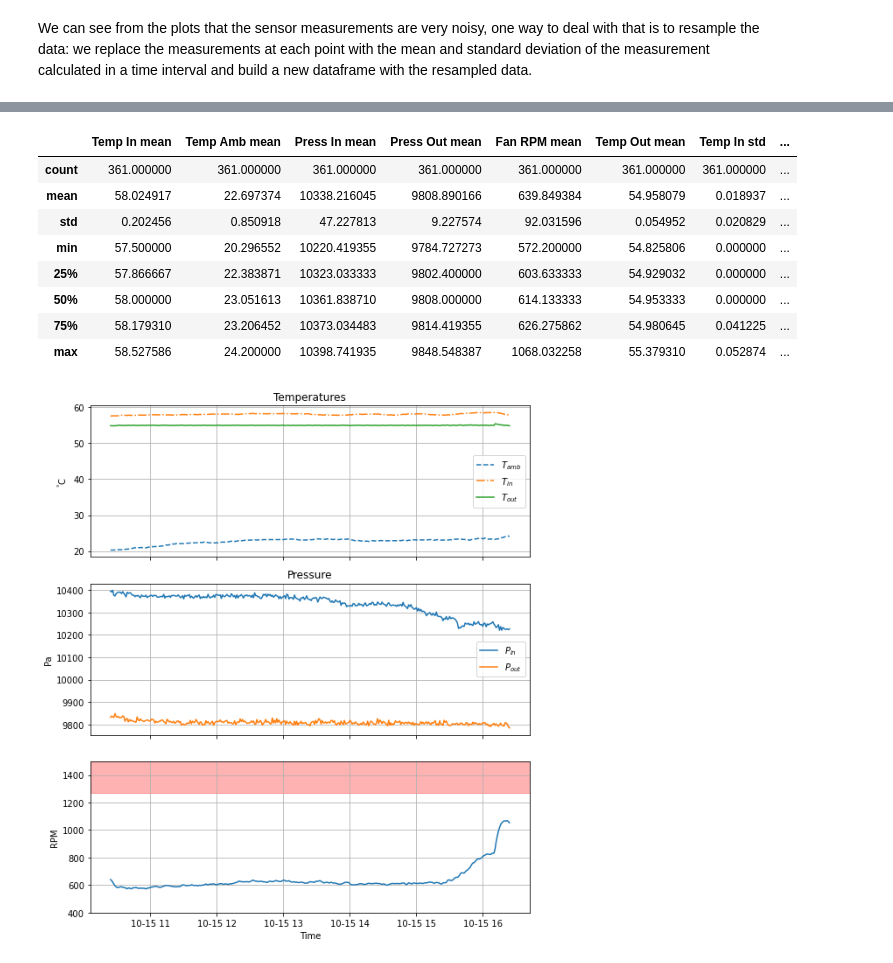
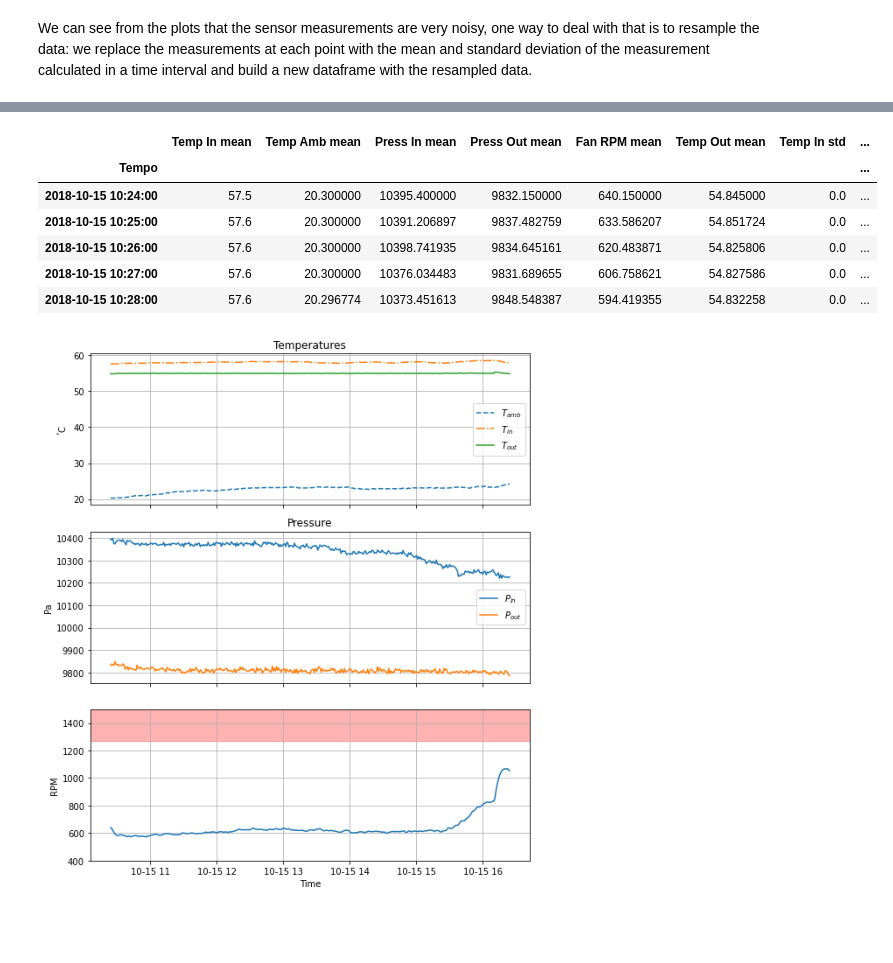
Before and after one commit to carlomt/pycourse, a Jupyter notebook: Notebooks/Exercise-02-Solution.ipynb, the cells around one changed output, grey strips where cells are left out. Saved outputs shown, nothing was run; the diff lists cells and outputs as text; code cells hidden in the pictures; blank space fills up the shorter version.

```diff
--- a/Notebooks/Exercise-02-Solution.ipynb
+++ b/Notebooks/Exercise-02-Solution.ipynb
@@ -105,18 +132,16 @@ we replace the measurements at each point with the mean and standard deviation o
 # %%
 data1tmean = rawdata.resample("1T", label="right").mean().add_suffix(" mean")
 data1tstd = rawdata.resample("1T", label="right").std().add_suffix(" std")
 data1t = pd.concat([data1tmean, data1tstd], axis=1)
-data1t.describe()
+data1t.head()
 # %% [output]
 |  | Temp In mean | Temp Amb mean | Press In mean | Press Out mean | Fan RPM mean | Temp Out mean | Temp In std | ... |
-| count | 361.000000 | 361.000000 | 361.000000 | 361.000000 | 361.000000 | 361.000000 | 361.000000 | ... |
-| mean | 58.024917 | 22.697374 | 10338.216045 | 9808.890166 | 639.849384 | 54.958079 | 0.018937 | ... |
-| std | 0.202456 | 0.850918 | 47.227813 | 9.227574 | 92.031596 | 0.054952 | 0.020829 | ... |
-| min | 57.500000 | 20.296552 | 10220.419355 | 9784.727273 | 572.200000 | 54.825806 | 0.000000 | ... |
-| 25% | 57.866667 | 22.383871 | 10323.033333 | 9802.400000 | 603.633333 | 54.929032 | 0.000000 | ... |
-| 50% | 58.000000 | 23.051613 | 10361.838710 | 9808.000000 | 614.133333 | 54.953333 | 0.000000 | ... |
-| 75% | 58.179310 | 23.206452 | 10373.034483 | 9814.419355 | 626.275862 | 54.980645 | 0.041225 | ... |
-| max | 58.527586 | 24.200000 | 10398.741935 | 9848.548387 | 1068.032258 | 55.379310 | 0.052874 | ... |
+| Tempo |  |  |  |  |  |  |  | ... |
+| 2018-10-15 10:24:00 | 57.5 | 20.300000 | 10395.400000 | 9832.150000 | 640.150000 | 54.845000 | 0.0 | ... |
+| 2018-10-15 10:25:00 | 57.6 | 20.300000 | 10391.206897 | 9837.482759 | 633.586207 | 54.851724 | 0.0 | ... |
+| 2018-10-15 10:26:00 | 57.6 | 20.300000 | 10398.741935 | 9834.645161 | 620.483871 | 54.825806 | 0.0 | ... |
+| 2018-10-15 10:27:00 | 57.6 | 20.300000 | 10376.034483 | 9831.689655 | 606.758621 | 54.827586 | 0.0 | ... |
+| 2018-10-15 10:28:00 | 57.6 | 20.296774 | 10373.451613 | 9848.548387 | 594.419355 | 54.832258 | 0.0 | ... |
 # %%
 #### Exercise 2
 # Repeat plots using the resampled data
```
Also changed, not shown: parts of 10 cells of this notebook, 3 other files.
